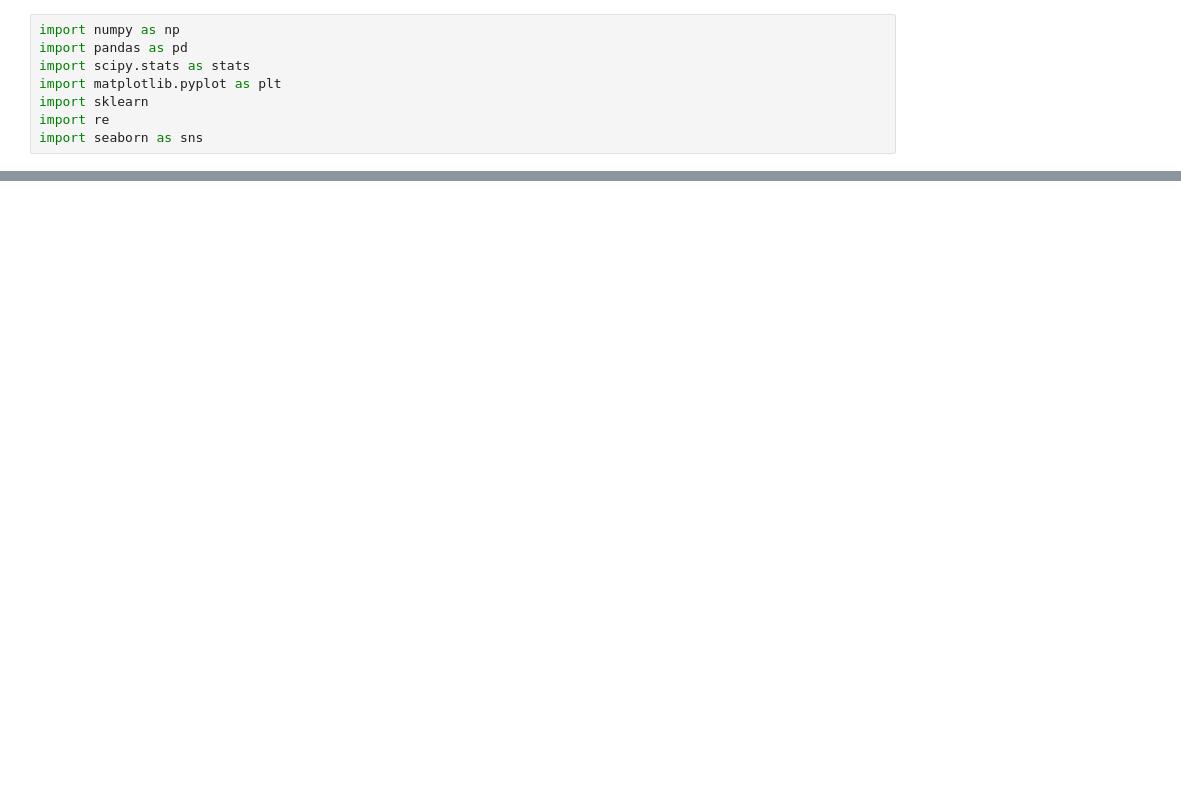
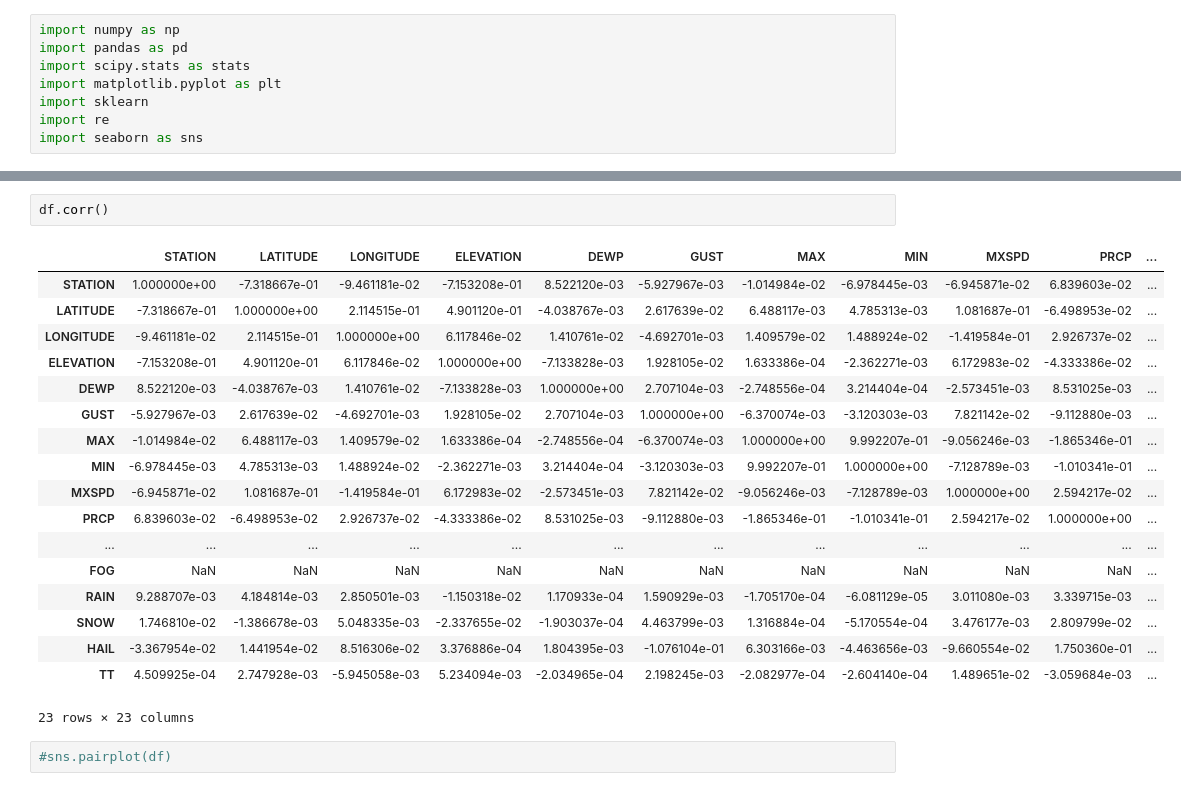
Before and after one commit to nekomaruh/data_science, a Jupyter notebook: NOAA GSOD/proyecto_lluvias.ipynb, the cells around one changed output, grey strips where cells are left out. Cells and saved outputs as stored; diff of their text form; blank space fills up the shorter version.

```diff
--- a/NOAA GSOD/proyecto_lluvias.ipynb
+++ b/NOAA GSOD/proyecto_lluvias.ipynb
@@ -35,0 +58,23 @@ holiii
+# %%
+df.corr()
+# %% [output]
+|  | STATION | LATITUDE | LONGITUDE | ELEVATION | DEWP | GUST | MAX | MIN | MXSPD | PRCP | ... |
+| STATION | 1.000000e+00 | -7.318667e-01 | -9.461181e-02 | -7.153208e-01 | 8.522120e-03 | -5.927967e-03 | -1.014984e-02 | -6.978445e-03 | -6.945871e-02 | 6.839603e-02 | ... |
+| LATITUDE | -7.318667e-01 | 1.000000e+00 | 2.114515e-01 | 4.901120e-01 | -4.038767e-03 | 2.617639e-02 | 6.488117e-03 | 4.785313e-03 | 1.081687e-01 | -6.498953e-02 | ... |
+| LONGITUDE | -9.461181e-02 | 2.114515e-01 | 1.000000e+00 | 6.117846e-02 | 1.410761e-02 | -4.692701e-03 | 1.409579e-02 | 1.488924e-02 | -1.419584e-01 | 2.926737e-02 | ... |
+| ELEVATION | -7.153208e-01 | 4.901120e-01 | 6.117846e-02 | 1.000000e+00 | -7.133828e-03 | 1.928105e-02 | 1.633386e-04 | -2.362271e-03 | 6.172983e-02 | -4.333386e-02 | ... |
+| DEWP | 8.522120e-03 | -4.038767e-03 | 1.410761e-02 | -7.133828e-03 | 1.000000e+00 | 2.707104e-03 | -2.748556e-04 | 3.214404e-04 | -2.573451e-03 | 8.531025e-03 | ... |
+| GUST | -5.927967e-03 | 2.617639e-02 | -4.692701e-03 | 1.928105e-02 | 2.707104e-03 | 1.000000e+00 | -6.370074e-03 | -3.120303e-03 | 7.821142e-02 | -9.112880e-03 | ... |
+| MAX | -1.014984e-02 | 6.488117e-03 | 1.409579e-02 | 1.633386e-04 | -2.748556e-04 | -6.370074e-03 | 1.000000e+00 | 9.992207e-01 | -9.056246e-03 | -1.865346e-01 | ... |
+| MIN | -6.978445e-03 | 4.785313e-03 | 1.488924e-02 | -2.362271e-03 | 3.214404e-04 | -3.120303e-03 | 9.992207e-01 | 1.000000e+00 | -7.128789e-03 | -1.010341e-01 | ... |
+| MXSPD | -6.945871e-02 | 1.081687e-01 | -1.419584e-01 | 6.172983e-02 | -2.573451e-03 | 7.821142e-02 | -9.056246e-03 | -7.128789e-03 | 1.000000e+00 | 2.594217e-02 | ... |
+| PRCP | 6.839603e-02 | -6.498953e-02 | 2.926737e-02 | -4.333386e-02 | 8.531025e-03 | -9.112880e-03 | -1.865346e-01 | -1.010341e-01 | 2.594217e-02 | 1.000000e+00 | ... |
+| ... | ... | ... | ... | ... | ... | ... | ... | ... | ... | ... | ... |
+| FOG | NaN | NaN | NaN | NaN | NaN | NaN | NaN | NaN | NaN | NaN | ... |
+| RAIN | 9.288707e-03 | 4.184814e-03 | 2.850501e-03 | -1.150318e-02 | 1.170933e-04 | 1.590929e-03 | -1.705170e-04 | -6.081129e-05 | 3.011080e-03 | 3.339715e-03 | ... |
+| SNOW | 1.746810e-02 | -1.386678e-03 | 5.048335e-03 | -2.337655e-02 | -1.903037e-04 | 4.463799e-03 | 1.316884e-04 | -5.170554e-04 | 3.476177e-03 | 2.809799e-02 | ... |
+| HAIL | -3.367954e-02 | 1.441954e-02 | 8.516306e-02 | 3.376886e-04 | 1.804395e-03 | -1.076104e-01 | 6.303166e-03 | -4.463656e-03 | -9.660554e-02 | 1.750360e-01 | ... |
+| TT | 4.509925e-04 | 2.747928e-03 | -5.945058e-03 | 5.234094e-03 | -2.034965e-04 | 2.198245e-03 | -2.082977e-04 | -2.604140e-04 | 1.489651e-02 | -3.059684e-03 | ... |
+23 rows × 23 columns
+# %%
+#sns.pairplot(df)
```
Also changed, not shown: parts of 6 cells of this notebook.
